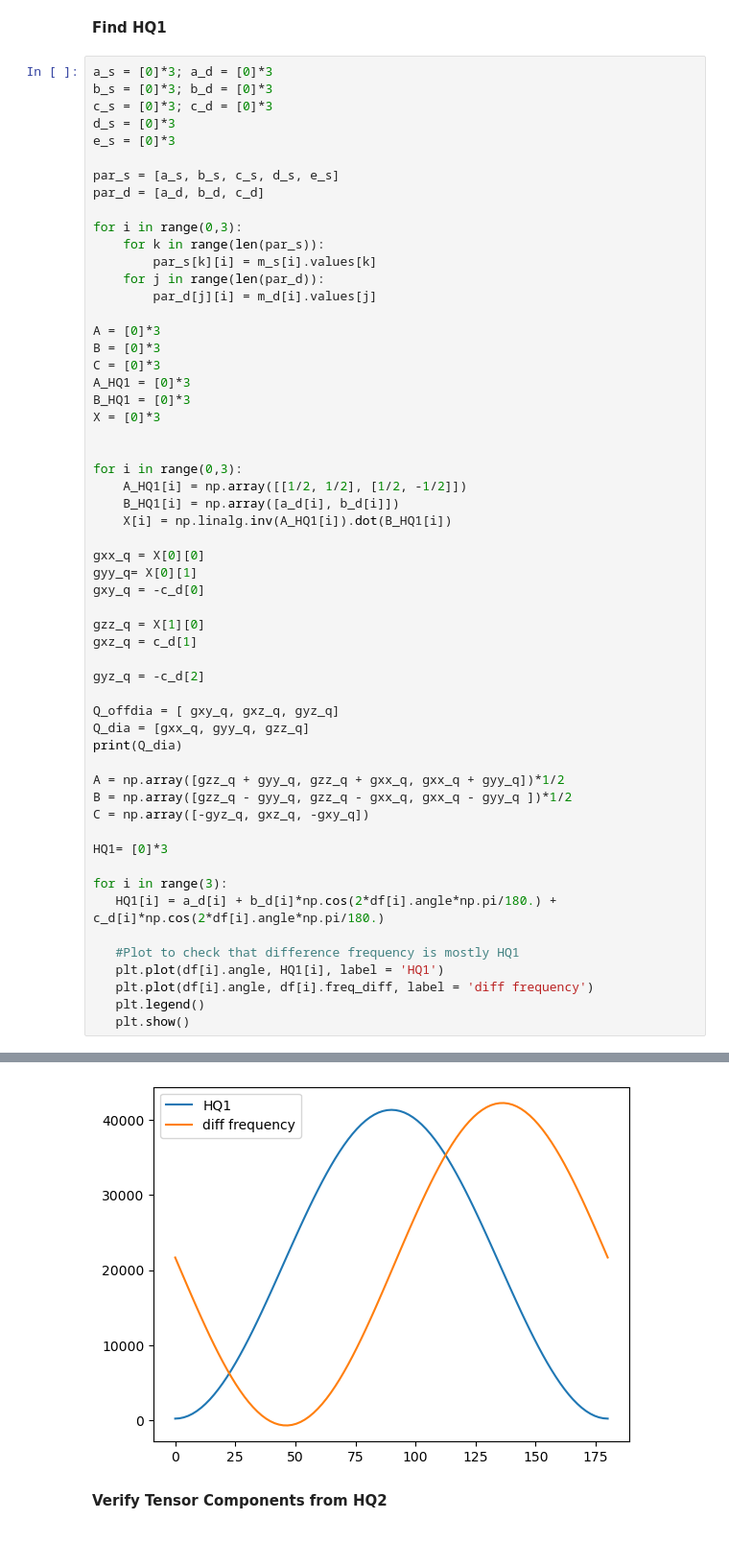
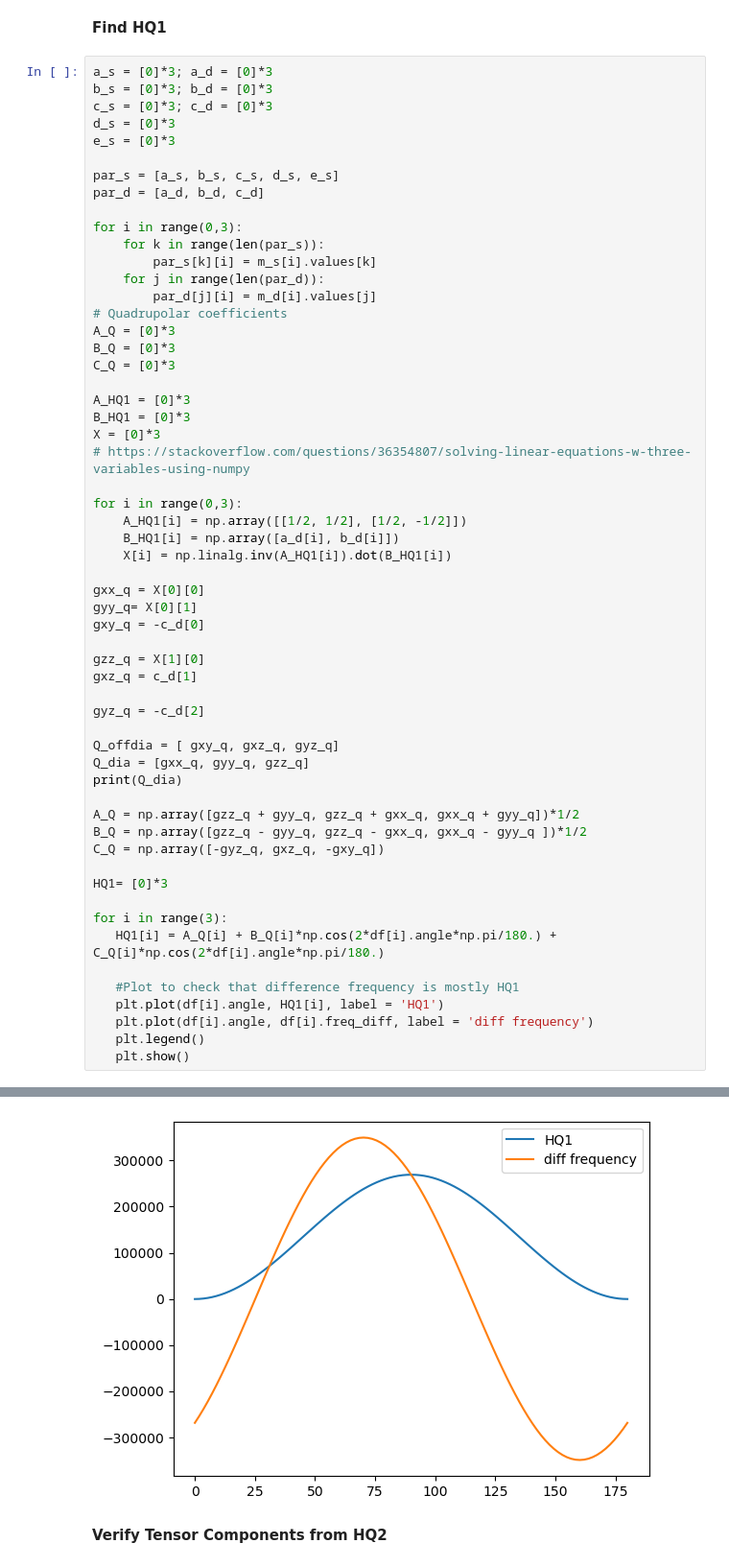
Before and after one commit to AstrobioShiva/Script_project, a Jupyter notebook: NMR_analysis/fitting_B11.ipynb, the cells around one changed output, grey strips where cells are left out. Shown: that part at 96% size. Drawn from its saved outputs; the diff is of its cells as text.

```diff
--- a/NMR_analysis/fitting_B11.ipynb
+++ b/NMR_analysis/fitting_B11.ipynb
@@ -189,14 +192,15 @@ for i in range(0,3):
         par_s[k][i] = m_s[i].values[k]
     for j in range(len(par_d)):
         par_d[j][i] = m_d[i].values[j]
+# Quadrupolar coefficients
+A_Q = [0]*3
+B_Q = [0]*3
+C_Q = [0]*3
 
-A = [0]*3
-B = [0]*3
-C = [0]*3
 A_HQ1 = [0]*3
 B_HQ1 = [0]*3
 X = [0]*3
-
+# https://stackoverflow.com/questions/36354807/solving-linear-equations-w-three-variables-using-numpy
 
 for i in range(0,3):
     A_HQ1[i] = np.array([[1/2, 1/2], [1/2, -1/2]])
@@ -216,14 +220,14 @@ Q_offdia = [ gxy_q, gxz_q, gyz_q]
 Q_dia = [gxx_q, gyy_q, gzz_q]
 print(Q_dia)
 
-A = np.array([gzz_q + gyy_q, gzz_q + gxx_q, gxx_q + gyy_q])*1/2
-B = np.array([gzz_q - gyy_q, gzz_q - gxx_q, gxx_q - gyy_q ])*1/2
-C = np.array([-gyz_q, gxz_q, -gxy_q])
+A_Q = np.array([gzz_q + gyy_q, gzz_q + gxx_q, gxx_q + gyy_q])*1/2
+B_Q = np.array([gzz_q - gyy_q, gzz_q - gxx_q, gxx_q - gyy_q ])*1/2
+C_Q = np.array([-gyz_q, gxz_q, -gxy_q])
 
 HQ1= [0]*3
 
 for i in range(3):
-   HQ1[i] = a_d[i] + b_d[i]*np.cos(2*df[i].angle*np.pi/180.) + c_d[i]*np.cos(2*df[i].angle*np.pi/180.)
+   HQ1[i] = A_Q[i] + B_Q[i]*np.cos(2*df[i].angle*np.pi/180.) + C_Q[i]*np.cos(2*df[i].angle*np.pi/180.)
 
    #Plot to check that difference frequency is mostly HQ1
    plt.plot(df[i].angle, HQ1[i], label = 'HQ1')
@@ -237,4 +241,4 @@ for i in range(3):
-[figure, old version]
+[figure, new version]
 # %% [markdown]
 **Verify Tensor Components from HQ2**
 # %%
```
Also changed, not shown: parts of 16 cells of this notebook, 8 other files.
